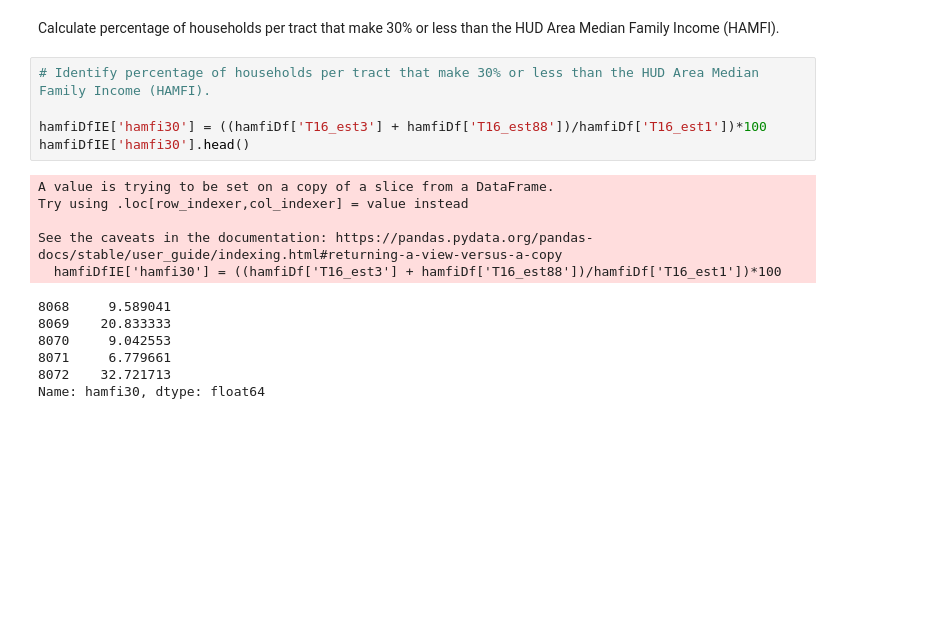
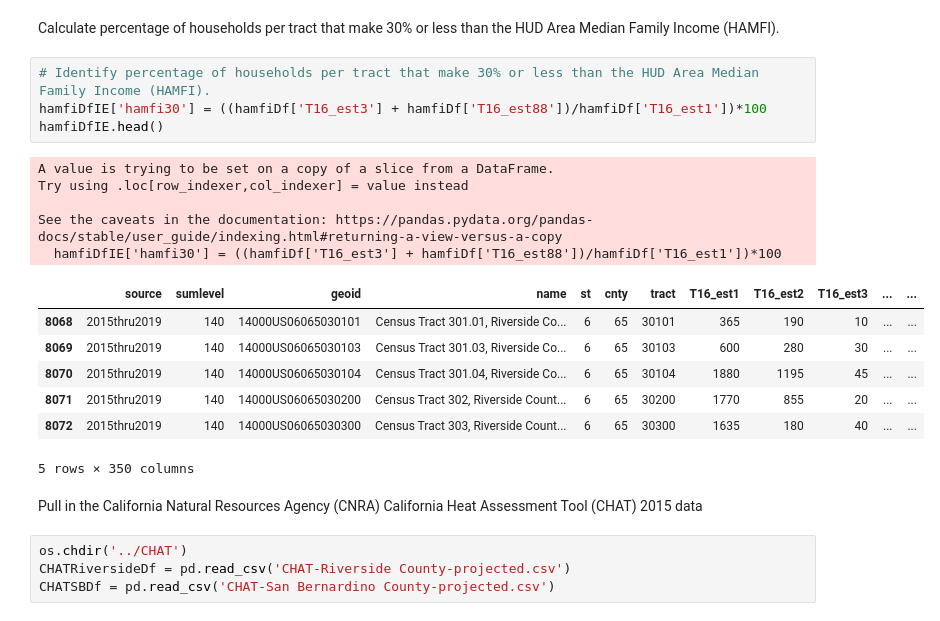
Before and after one commit to ckbekker72/EJ_InlandEmpire, a Jupyter notebook: Pull_Data.ipynb, the cells around one changed output. Cells and saved outputs as stored; diff of their text form; blank space fills up the shorter version.

```diff
--- a/Pull_Data.ipynb
+++ b/Pull_Data.ipynb
@@ -97,18 +137,25 @@ hamfiDfIE = hamfiDf[hamfiDf['name'].str.contains("Riverside")|hamfiDf['name'].st
 Calculate percentage of households per tract that make 30% or less than the HUD Area Median Family Income (HAMFI).
 # %%
 # Identify percentage of households per tract that make 30% or less than the HUD Area Median Family Income (HAMFI).
-
 hamfiDfIE['hamfi30'] = ((hamfiDf['T16_est3'] + hamfiDf['T16_est88'])/hamfiDf['T16_est1'])*100
-hamfiDfIE['hamfi30'].head()
+hamfiDfIE.head()
 # %% [output]
 A value is trying to be set on a copy of a slice from a DataFrame.
 Try using .loc[row_indexer,col_indexer] = value instead
 
 See the caveats in the documentation: https://pandas.pydata.org/pandas-docs/stable/user_guide/indexing.html#returning-a-view-versus-a-copy
   hamfiDfIE['hamfi30'] = ((hamfiDf['T16_est3'] + hamfiDf['T16_est88'])/hamfiDf['T16_est1'])*100
+|  | source | sumlevel | geoid | name | st | cnty | tract | T16_est1 | T16_est2 | T16_est3 | ... | ... |
+| 8068 | 2015thru2019 | 140 | 14000US06065030101 | Census Tract 301.01, Riverside Co... | 6 | 65 | 30101 | 365 | 190 | 10 | ... | ... |
+| 8069 | 2015thru2019 | 140 | 14000US06065030103 | Census Tract 301.03, Riverside Co... | 6 | 65 | 30103 | 600 | 280 | 30 | ... | ... |
+| 8070 | 2015thru2019 | 140 | 14000US06065030104 | Census Tract 301.04, Riverside Co... | 6 | 65 | 30104 | 1880 | 1195 | 45 | ... | ... |
+| 8071 | 2015thru2019 | 140 | 14000US06065030200 | Census Tract 302, Riverside Count... | 6 | 65 | 30200 | 1770 | 855 | 20 | ... | ... |
+| 8072 | 2015thru2019 | 140 | 14000US06065030300 | Census Tract 303, Riverside Count... | 6 | 65 | 30300 | 1635 | 180 | 40 | ... | ... |
-8068     9.589041
-8069    20.833333
-8070     9.042553
-8071     6.779661
-8072    32.721713
-Name: hamfi30, dtype: float64
+5 rows × 350 columns
+# %% [markdown]
+Pull in the California Natural Resources Agency (CNRA) California
+Heat Assessment Tool (CHAT) 2015 data
+# %%
+os.chdir('../CHAT')
+CHATRiversideDf = pd.read_csv('CHAT-Riverside County-projected.csv')
+CHATSBDf = pd.read_csv('CHAT-San Bernardino County-projected.csv')
```
Also changed, not shown: parts of 11 cells of this notebook.
